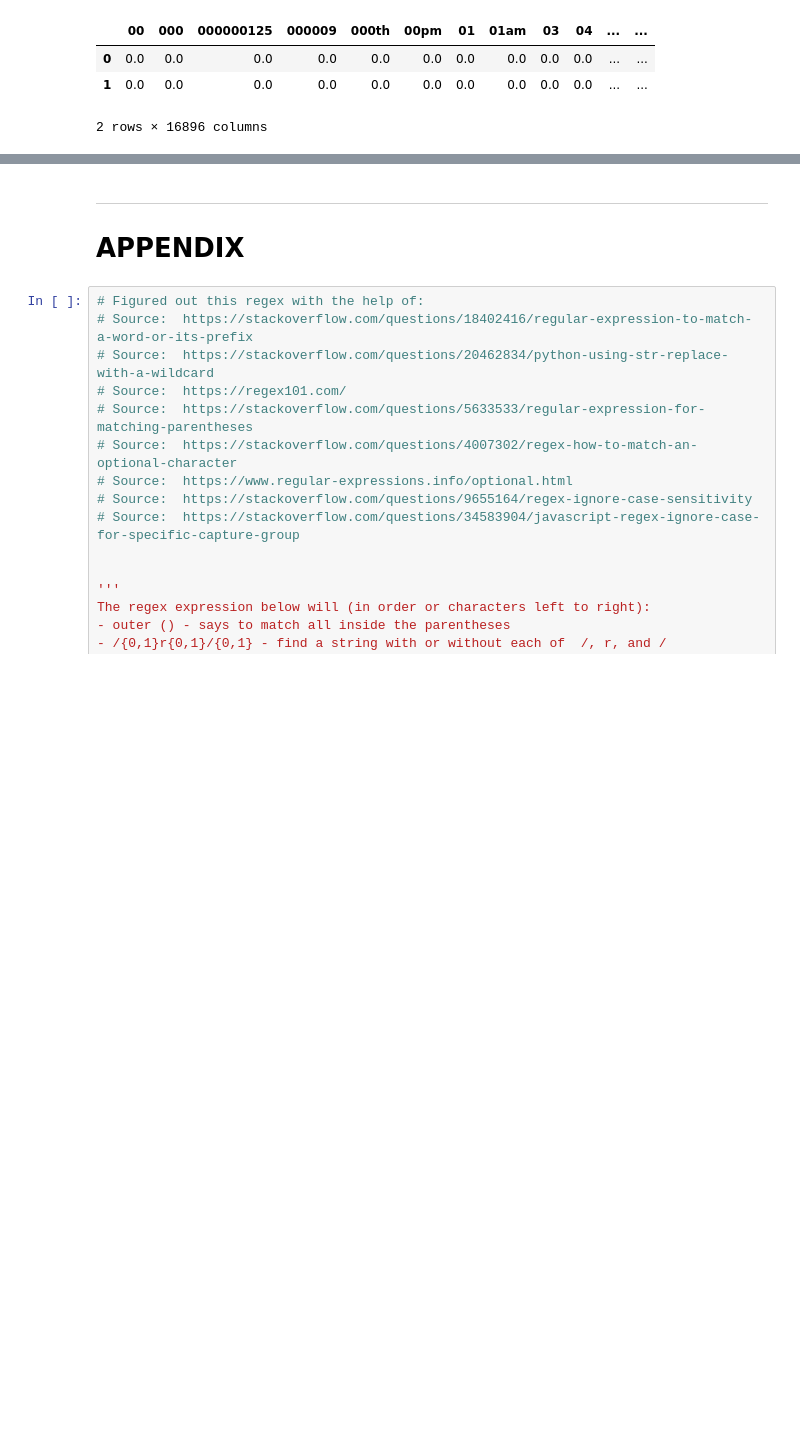
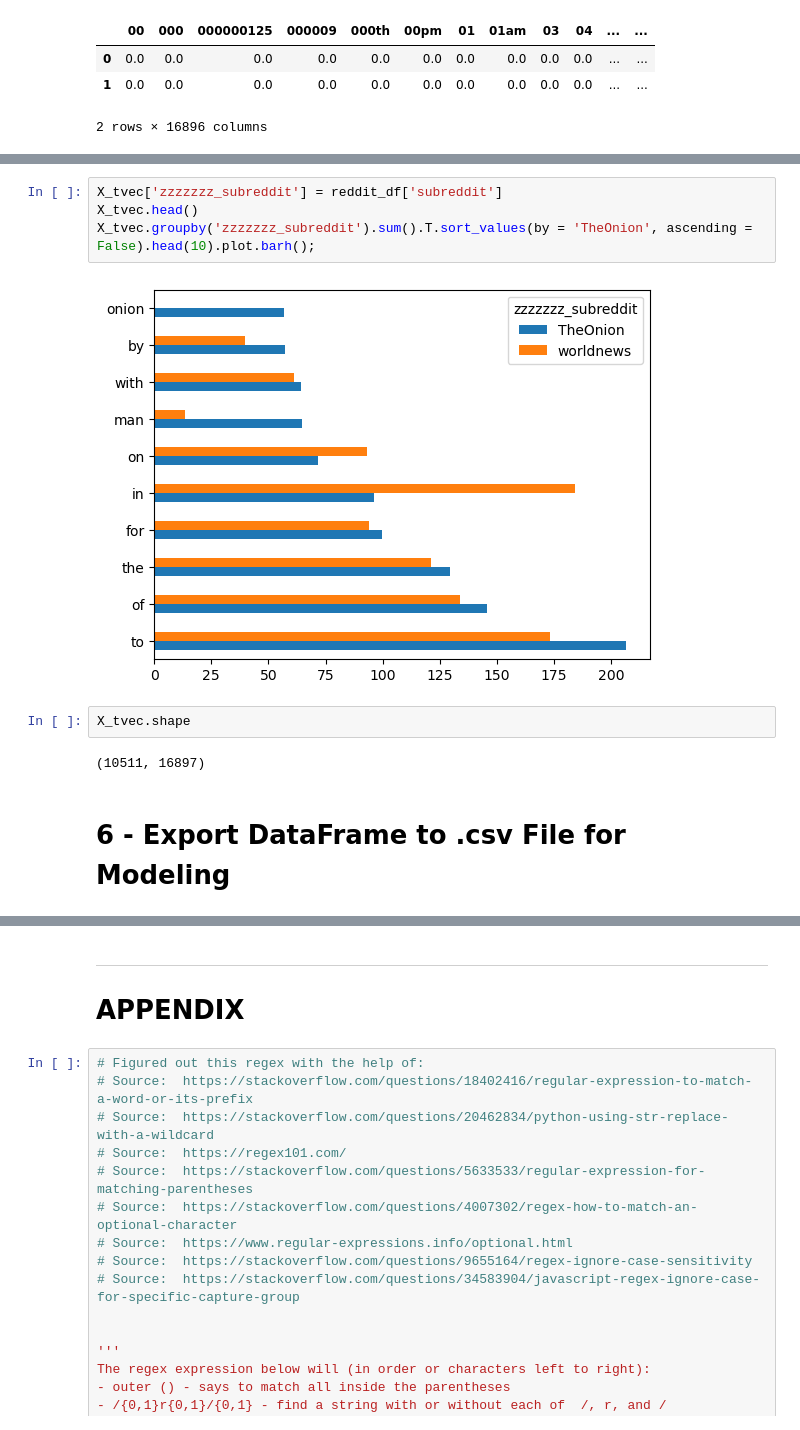
Before and after one commit to drossDS/Humor_Identification_with_NLP, a Jupyter notebook: code/2-Data_Cleaning.ipynb, the cells around one changed output, grey strips where cells are left out. Saved outputs shown, nothing was run; the diff lists cells and outputs as text; blank space fills up the shorter version.

```diff
--- a/code/2-Data_Cleaning.ipynb
+++ b/code/2-Data_Cleaning.ipynb
@@ -1020,0 +1026,12 @@ X_tvec.head(2)
+# %%
+X_tvec['zzzzzzz_subreddit'] = reddit_df['subreddit']
+X_tvec.head()
+X_tvec.groupby('zzzzzzz_subreddit').sum().T.sort_values(by = 'TheOnion', ascending = False).head(10).plot.barh();
+# %% [output]
+[figure, added]
+# %%
+X_tvec.shape
+# %% [output]
+(10511, 16897)
+# %% [markdown]
+# 6 - Export DataFrame to .csv File for Modeling
```
Also changed, not shown: parts of 6 cells of this notebook, 2 other files.
